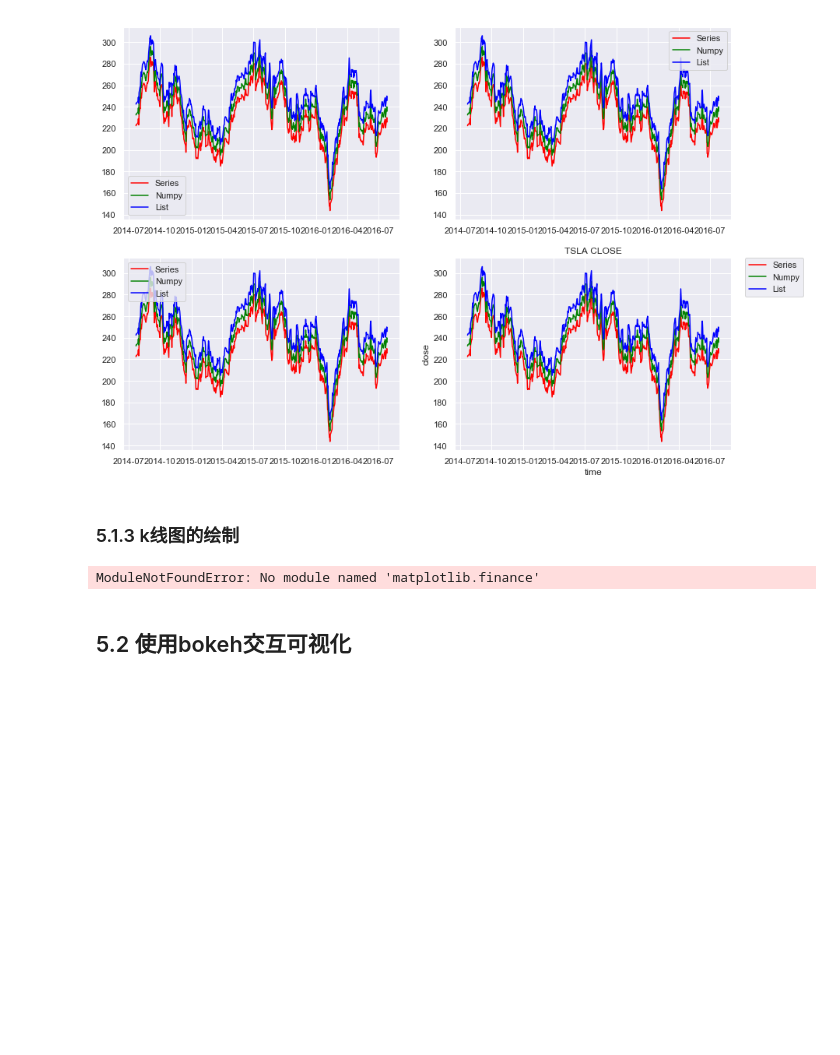
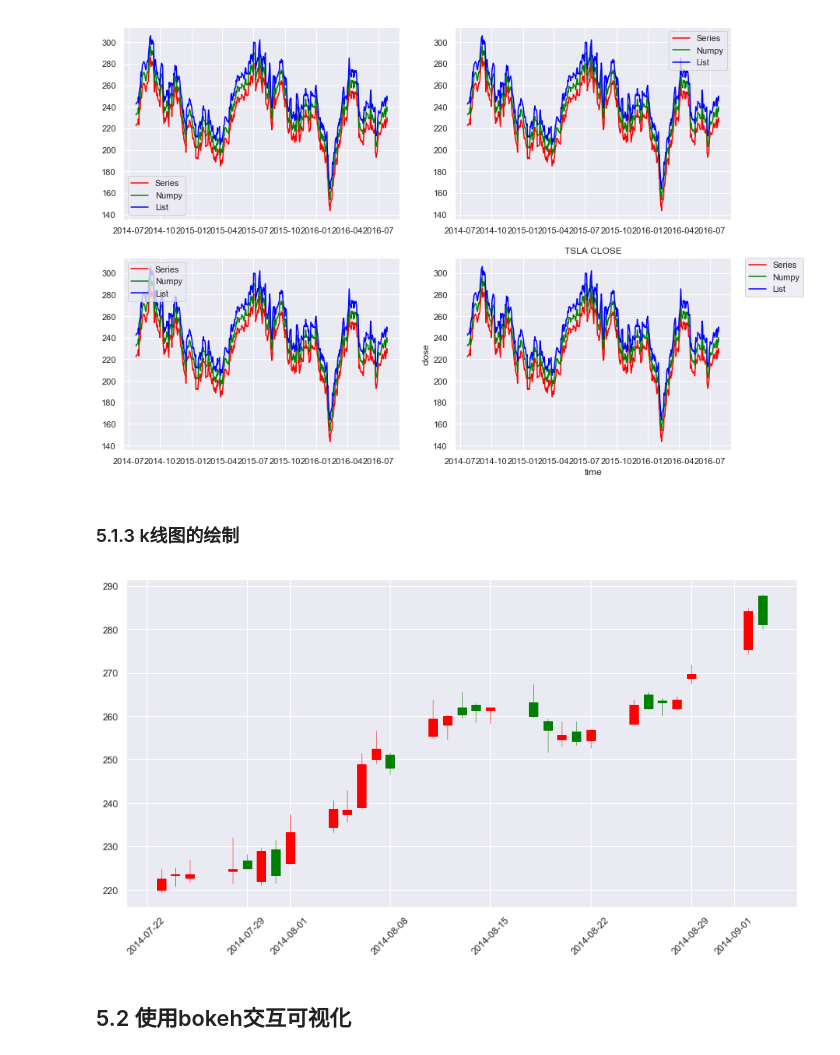
Before and after one commit to nik-niming/abu, a Jupyter notebook: ipython/第五章-量化工具——可视化.ipynb, the cells around one changed output. Drawn from its saved outputs; the diff is of its cells as text; code cells hidden in the pictures; blank space fills up the shorter version.

```diff
--- a/ipython/第五章-量化工具——可视化.ipynb
+++ b/ipython/第五章-量化工具——可视化.ipynb
@@ -106,30 +106,36 @@ drawer.legend(['Series', 'Numpy', 'List'], bbox_to_anchor=(1.05, 1),
 # %%
 #import matplotlib.finance as mpf
 import mpl_finance as mpf
+import matplotlib.dates as mdates
 
 __colorup__ = "red"
 __colordown__ = "green"
 # 为了示例清晰，只拿出前30天的交易数据绘制蜡烛图，
 tsla_part_df = tsla_df[:30]
 fig, ax = plt.subplots(figsize=(14, 7))
 qutotes = []
 
 for index, (d, o, c, h, l) in enumerate(
         zip(tsla_part_df.index, tsla_part_df.open, tsla_part_df.close,
             tsla_part_df.high, tsla_part_df.low)):
     # 蜡烛图的日期要使用matplotlib.finance.date2num进行转换为特有的数字值
-    d = mpf.date2num(d)
+    d = mdates.date2num(d)
     # 日期，开盘，收盘，最高，最低组成tuple对象val
     val = (d, o, c, h, l)
     # 加val加入qutotes
     qutotes.append(val)
 # 使用mpf.candlestick_ochl进行蜡烛绘制，ochl代表：open，close，high，low
 mpf.candlestick_ochl(ax, qutotes, width=0.6, colorup=__colorup__,
                      colordown=__colordown__)
+
+# 旋转x轴
+for label in ax.xaxis.get_ticklabels():
+    label.set_rotation(45)
+
 ax.autoscale_view()
 ax.xaxis_date()
 # %% [output]
-ModuleNotFoundError: No module named 'matplotlib.finance'
+[figure, added]
 # %% [markdown]
 ## 5.2 使用bokeh交互可视化
 # %%
```
